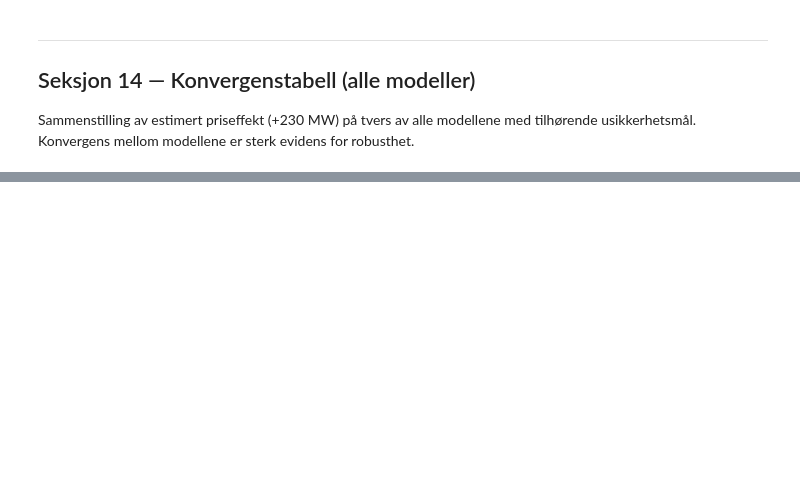
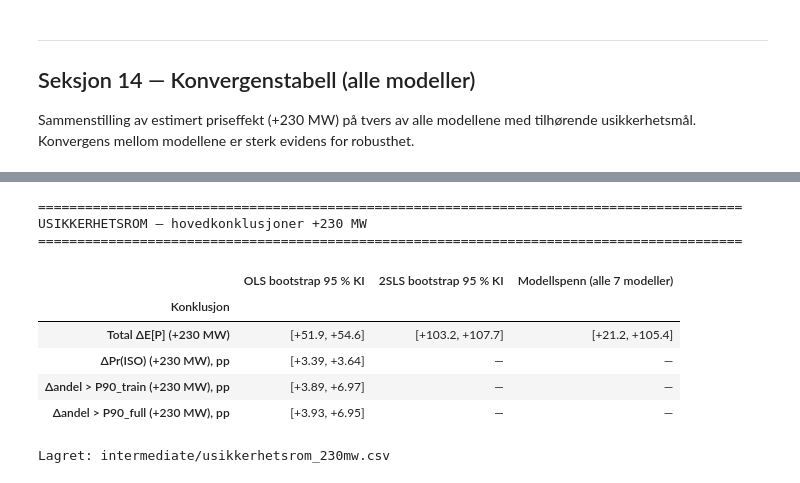
Before and after one commit to noafink1/masteroppgave, a Jupyter notebook: code/05_simulation.ipynb, the cells around one changed output, grey strips where cells are left out. Cells and saved outputs as stored; diff of their text form; code cells hidden in the pictures; blank space fills up the shorter version.

```diff
--- a/code/05_simulation.ipynb
+++ b/code/05_simulation.ipynb
@@ -1049,0 +1202,69 @@ plt.show()
+# %%
+# 15.4 — Samletabell: usikkerhetsrom på tvers av modeller (+230 MW)
+# Kombinerer eksisterende HAC-KI (konvergenstabell) med nye bootstrap-KI.
+
+usikkerhetsrom_rows = []
+
+# Total ΔE[P] — OLS og 2SLS (bootstrap KI), modellspenn fra konvergenstabell
+spenn_total = []
+for model_name, dp_col in MODEL_DP.items():
+    # T1 + T2 punktestimat — gjenbruk df_total fra Seksjon 13
+    row_t = df_total[(df_total["Scenario"] == f"+{STARGATE_MW} MW")
+                       & (df_total["Modell"] == model_name)]
+    if not row_t.empty:
+        spenn_total.append(row_t["Total ΔE[P] (NOK/MWh)"].values[0])
+
+ols_total_ci = boot_total["OLS (HAC)"][STARGATE_MW]["ci"]
+tsls_total_ci = boot_total["2SLS (HAC)"][STARGATE_MW]["ci"]
+
+usikkerhetsrom_rows.append({
+    "Konklusjon":   "Total ΔE[P] (+230 MW)",
+    "OLS bootstrap 95 % KI":  f"[{ols_total_ci[0]:+.1f}, {ols_total_ci[2]:+.1f}]",
+    "2SLS bootstrap 95 % KI": f"[{tsls_total_ci[0]:+.1f}, {tsls_total_ci[2]:+.1f}]",
+    "Modellspenn (alle 7 modeller)": f"[{min(spenn_total):+.1f}, {max(spenn_total):+.1f}]",
+})
+
+# ΔPr(ISO)
+dpr_ci = boot_dpr_iso[STARGATE_MW]["ci"]
+usikkerhetsrom_rows.append({
+    "Konklusjon":   "ΔPr(ISO) (+230 MW), pp",
+    "OLS bootstrap 95 % KI":  f"[{dpr_ci[0]:+.2f}, {dpr_ci[2]:+.2f}]",
+    "2SLS bootstrap 95 % KI": "—",   # samme logit-modell
+    "Modellspenn (alle 7 modeller)": "—",
+})
+
+# Δandel timer > P90 (OLS, ISO-timer) — to terskel-varianter
+e_train = boot_extreme[STARGATE_MW]["P90_train"]["ci"]
+e_full  = boot_extreme[STARGATE_MW]["P90_full"]["ci"]
+usikkerhetsrom_rows.append({
+    "Konklusjon":   "Δandel > P90_train (+230 MW), pp",
+    "OLS bootstrap 95 % KI":  f"[{e_train[0]:+.2f}, {e_train[2]:+.2f}]",
+    "2SLS bootstrap 95 % KI": "—",
+    "Modellspenn (alle 7 modeller)": "—",
+})
+usikkerhetsrom_rows.append({
+    "Konklusjon":   "Δandel > P90_full (+230 MW), pp",
+    "OLS bootstrap 95 % KI":  f"[{e_full[0]:+.2f}, {e_full[2]:+.2f}]",
+    "2SLS bootstrap 95 % KI": "—",
+    "Modellspenn (alle 7 modeller)": "—",
+})
+
+usikkerhetsrom_df = pd.DataFrame(usikkerhetsrom_rows).set_index("Konklusjon")
+print("=" * 90)
+print("USIKKERHETSROM — hovedkonklusjoner +230 MW")
+print("=" * 90)
+display(usikkerhetsrom_df)
+
+usikkerhetsrom_df.to_csv(f"{INTERMEDIATE_DIR}usikkerhetsrom_230mw.csv")
+print(f"\nLagret: {INTERMEDIATE_DIR}usikkerhetsrom_230mw.csv")
+# %% [output]
+==========================================================================================
+USIKKERHETSROM — hovedkonklusjoner +230 MW
+==========================================================================================
+|  | OLS bootstrap 95 % KI | 2SLS bootstrap 95 % KI | Modellspenn (alle 7 modeller) |
+| Konklusjon |  |  |  |
+| Total ΔE[P] (+230 MW) | [+51.9, +54.6] | [+103.2, +107.7] | [+21.2, +105.4] |
+| ΔPr(ISO) (+230 MW), pp | [+3.39, +3.64] | — | — |
+| Δandel > P90_train (+230 MW), pp | [+3.89, +6.97] | — | — |
+| Δandel > P90_full (+230 MW), pp | [+3.93, +6.95] | — | — |
+Lagret: intermediate/usikkerhetsrom_230mw.csv
```
Also changed, not shown: parts of 15 cells of this notebook, 14 other files.
